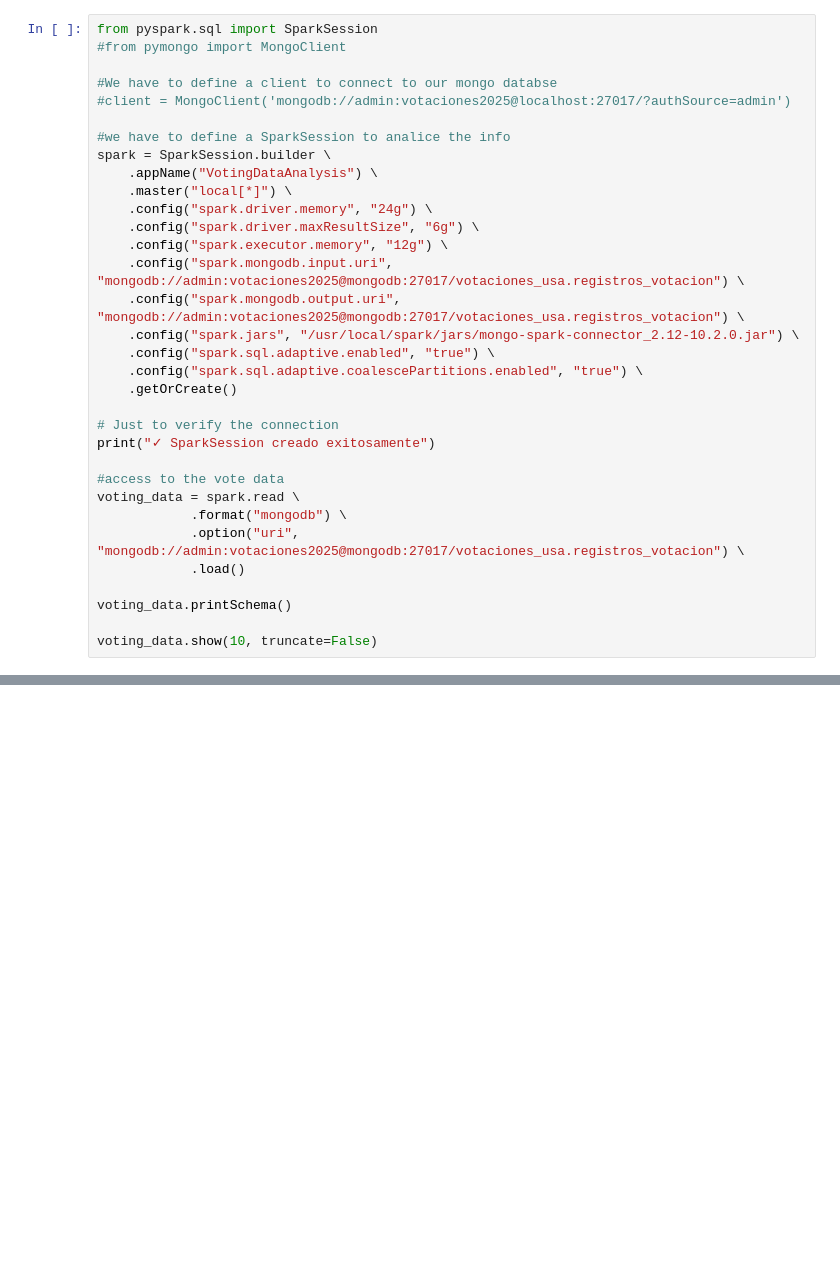
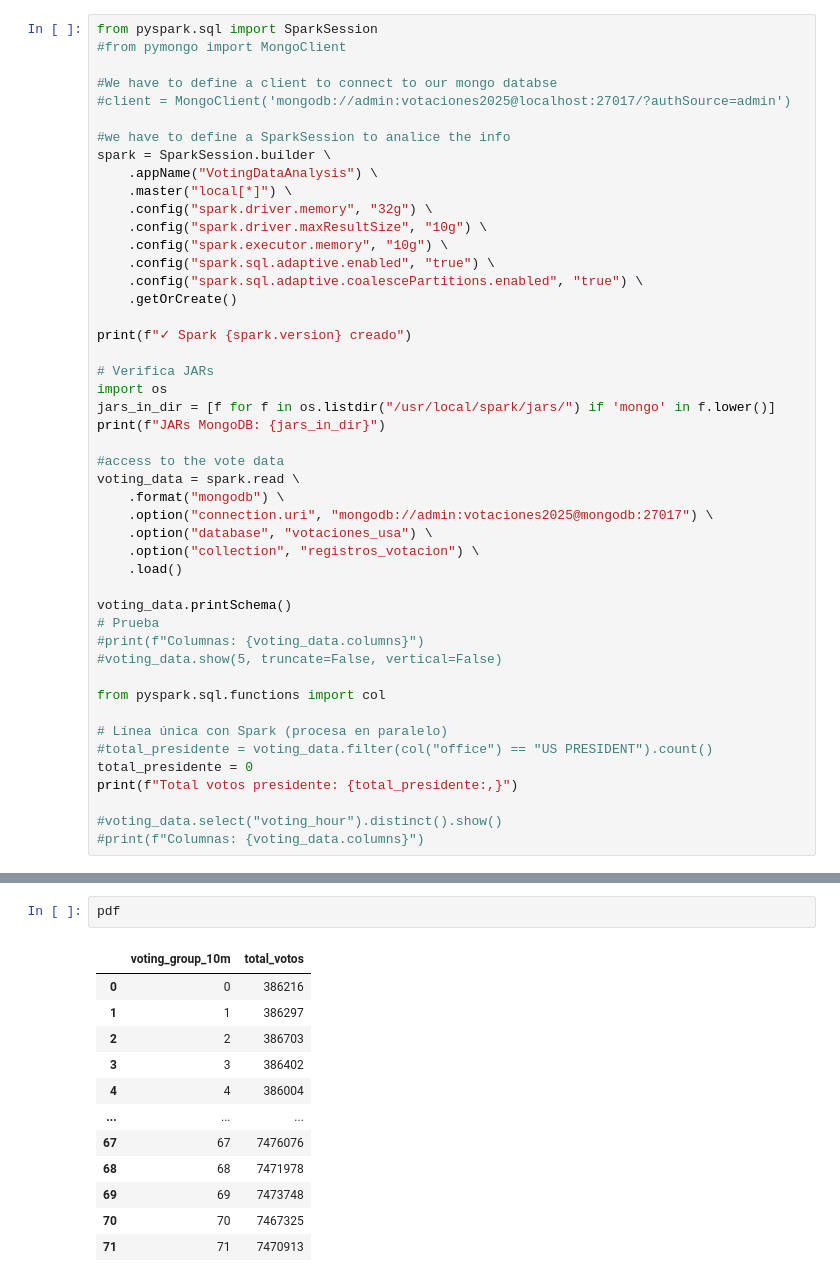
Before and after one commit to Ilhuitemoc-jms/tesis-data-analysis, a Jupyter notebook: notebooks/spark_management.ipynb, the cells around one changed output, grey strips where cells are left out. Drawn from its saved outputs; the diff is of its cells as text; blank space fills up the shorter version.

Commit message:
feat: containers added, noteebooks, pyspark, mongodb etc

```diff
--- a/notebooks/spark_management.ipynb
+++ b/notebooks/spark_management.ipynb
@@ -9,26 +9,40 @@ from pyspark.sql import SparkSession
 spark = SparkSession.builder \
     .appName("VotingDataAnalysis") \
     .master("local[*]") \
-    .config("spark.driver.memory", "24g") \
-    .config("spark.driver.maxResultSize", "6g") \
-    .config("spark.executor.memory", "12g") \
-    .config("spark.mongodb.input.uri", "mongodb://admin:votaciones2025@mongodb:27017/votaciones_usa.registros_votacion") \
-    .config("spark.mongodb.output.uri", "mongodb://admin:votaciones2025@mongodb:27017/votaciones_usa.registros_votacion") \
-    .config("spark.jars", "/usr/local/spark/jars/mongo-spark-connector_2.12-10.2.0.jar") \
+    .config("spark.driver.memory", "32g") \
+    .config("spark.driver.maxResultSize", "10g") \
+    .config("spark.executor.memory", "10g") \
     .config("spark.sql.adaptive.enabled", "true") \
     .config("spark.sql.adaptive.coalescePartitions.enabled", "true") \
     .getOrCreate()
 
-# Just to verify the connection
-print("✓ SparkSession creado exitosamente")
+print(f"✓ Spark {spark.version} creado")
+
+# Verifica JARs
+import os
+jars_in_dir = [f for f in os.listdir("/usr/local/spark/jars/") if 'mongo' in f.lower()]
+print(f"JARs MongoDB: {jars_in_dir}")
 
 #access to the vote data
 voting_data = spark.read \
-            .format("mongodb") \
-            .option("uri", "mongodb://admin:votaciones2025@mongodb:27017/votaciones_usa.registros_votacion") \
-            .load()
+    .format("mongodb") \
+    .option("connection.uri", "mongodb://admin:votaciones2025@mongodb:27017") \
+    .option("database", "votaciones_usa") \
+    .option("collection", "registros_votacion") \
+    .load()
 
 voting_data.printSchema()
+# Prueba
+#print(f"Columnas: {voting_data.columns}")
+#voting_data.show(5, truncate=False, vertical=False)
 
-voting_data.show(10, truncate=False)
+from pyspark.sql.functions import col
+
+# Línea única con Spark (procesa en paralelo)
+#total_presidente = voting_data.filter(col("office") == "US PRESIDENT").count()
+total_presidente = 0
+print(f"Total votos presidente: {total_presidente:,}")
+
+#voting_data.select("voting_hour").distinct().show()
+#print(f"Columnas: {voting_data.columns}")
 # %% [output]
@@ -39,0 +239,15 @@ Py4JJavaError: An error occurred while calling o48.load.
+# %%
+pdf
+# %% [output]
+|  | voting_group_10m | total_votos |
+| 0 | 0 | 386216 |
+| 1 | 1 | 386297 |
+| 2 | 2 | 386703 |
+| 3 | 3 | 386402 |
+| 4 | 4 | 386004 |
+| ... | ... | ... |
+| 67 | 67 | 7476076 |
+| 68 | 68 | 7471978 |
+| 69 | 69 | 7473748 |
+| 70 | 70 | 7467325 |
+| 71 | 71 | 7470913 |
```
Also changed, not shown: parts of 35 cells of this notebook, 19 other files.
